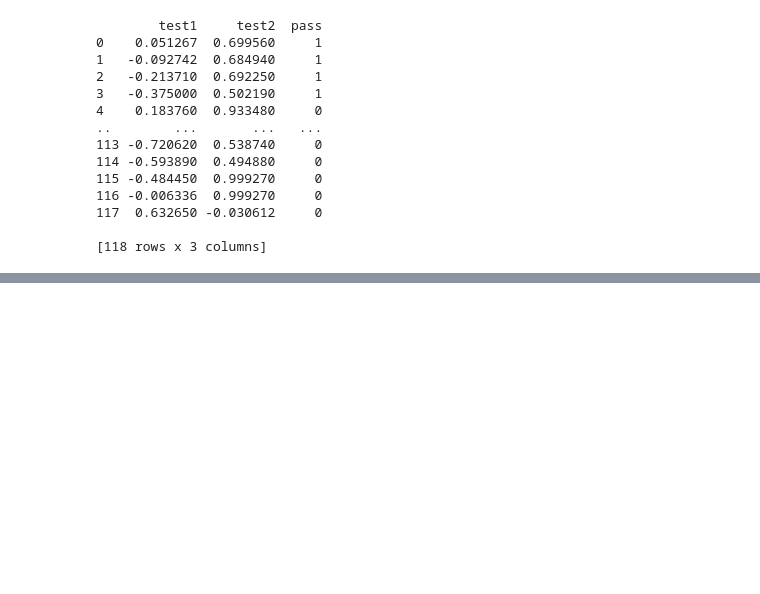
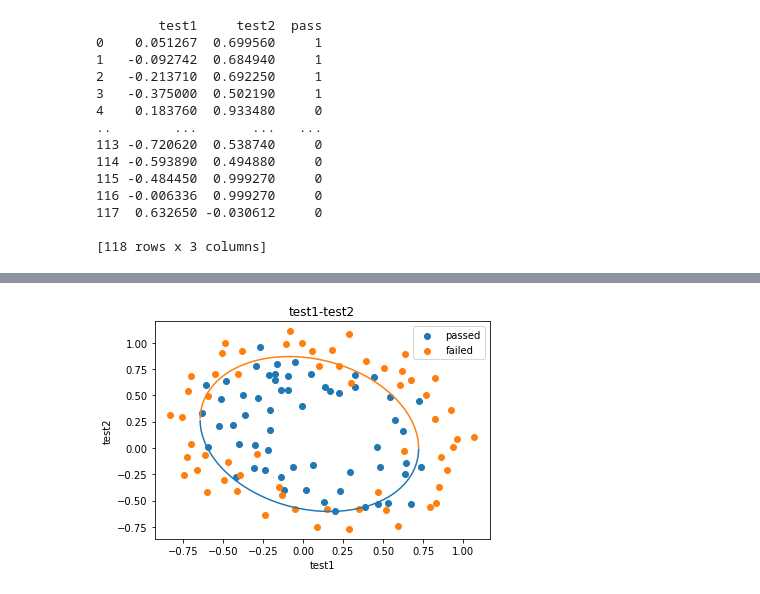
Before and after one commit to Chinazhouwy/sklearnCode, a Jupyter notebook: 逻辑回归/Logistic.ipynb, the cells around one changed output, grey strips where cells are left out. Saved outputs shown, nothing was run; the diff lists cells and outputs as text; code cells hidden in the pictures; blank space fills up the shorter version.

```diff
--- a/逻辑回归/Logistic.ipynb
+++ b/逻辑回归/Logistic.ipynb
@@ -207,0 +225,6 @@ print(data)
+# %%
+X = data.drop(['pass'],axis = 1)
+y = data.loc[:,'pass']
+X1  = data.loc[:,'test1']
+X2  = data.loc[:,'test2']
+X1.head()
@@ -207,0 +240,7 @@ print(data)
+# %%
+X1_2 = X1 * X1
+X2_2 = X2 * X2
+X1_X2 = X1 * X2
+X_new = {'X1':X1,'X2':X2,'X1_2':X1_2,'X2_2':X2_2,'X1_X2':X1_X2}
+X_new = pd.DataFrame(X_new)
+print(X_new)
@@ -207,0 +320,26 @@ print(data)
+# %%
+x1_range = [-0.9 + x/10000 for x in range(0,190000)]
+x1_range = np.array(x1_range)
+
+x2_new_bound1 = []
+x2_new_bound2 = []
+for x in x1_range:
+    x2_new_bound1.append(f(x)[0])
+    x2_new_bound2.append(f(x)[1])
+# print(x2_new_bound1,x2_new_bound2)
+# %%
+# %matplotlib inline
+from matplotlib import pyplot as plt
+fig1 = plt.figure()
+passed = plt.scatter(data.loc[:,'test1'][mask],data.loc[:,'test2'][mask])
+failed = plt.scatter(data.loc[:,'test1'][~mask],data.loc[:,'test2'][~mask])
+plt.plot(x1_range,x2_new_bound1)
+plt.plot(x1_range,x2_new_bound2)
+# plt.scatter(data.loc[:,'Exam1'][],data.loc[:,'Exam2'])
+plt.title('test1-test2')
+plt.xlabel('test1')
+plt.ylabel('test2')
+plt.legend((passed,failed),('passed','failed'))
+plt.show()
+# %% [output]
+[figure, added]
```
Also changed, not shown: parts of 9 cells of this notebook.
